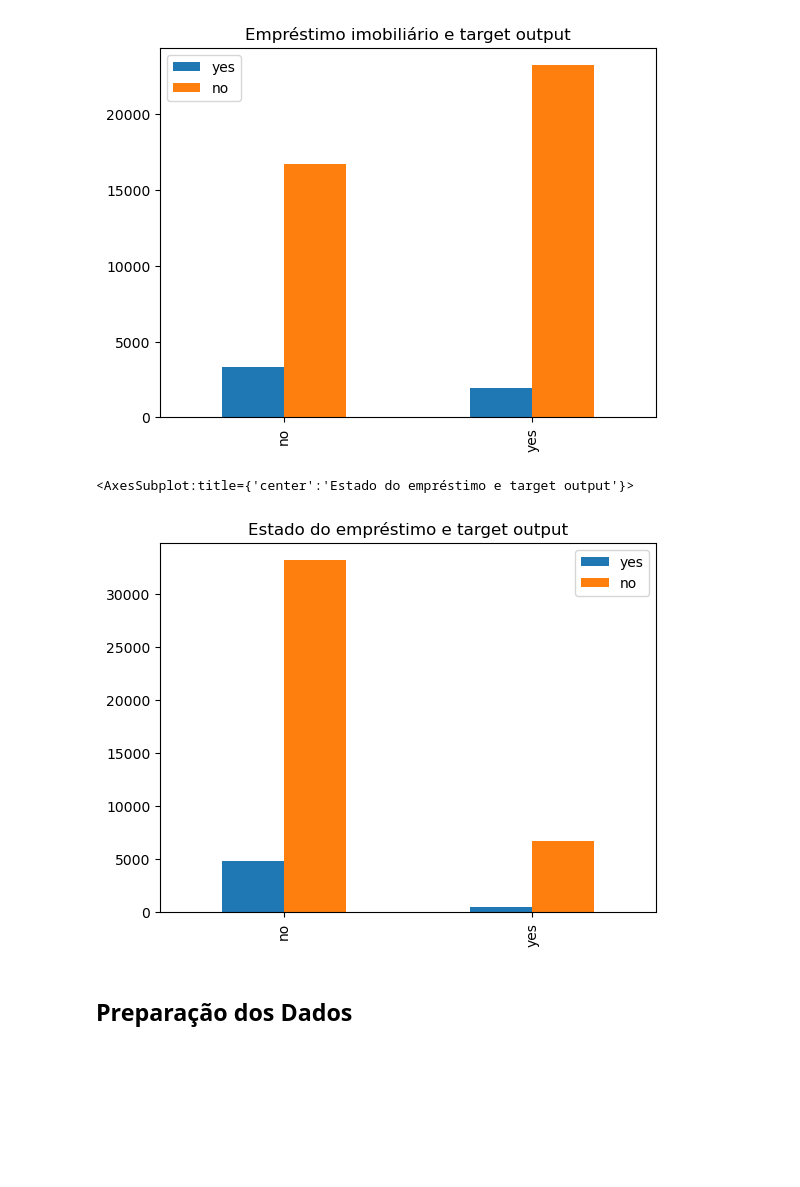
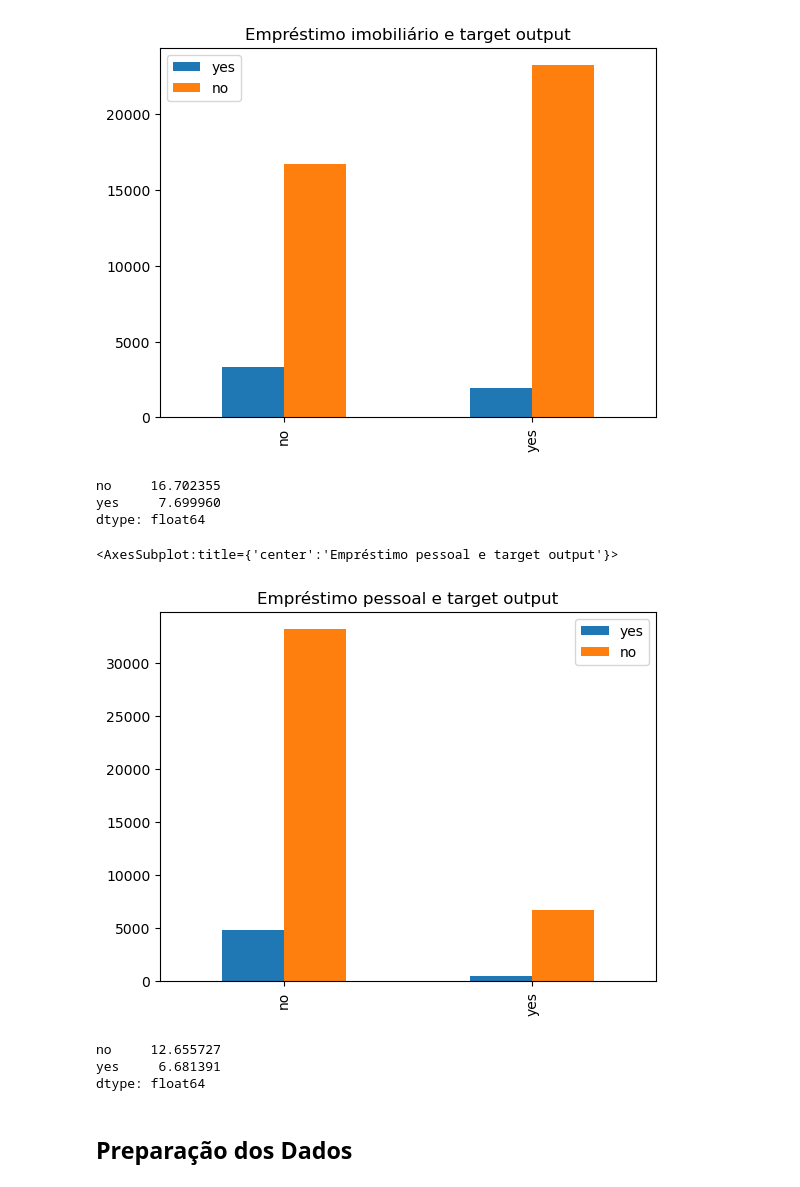
Before and after one commit to MiguelFernandes13/daa, a Jupyter notebook: bank_marketing/Banco.ipynb, the cells around one changed output. Drawn from its saved outputs; the diff is of its cells as text; code cells hidden in the pictures; blank space fills up the shorter version.

```diff
--- a/bank_marketing/Banco.ipynb
+++ b/bank_marketing/Banco.ipynb
@@ -292,16 +353,30 @@ hou_target.plot.bar(title = 'Empréstimo imobiliário e target output')
 # %% [output]
 <AxesSubplot:title={'center':'Empréstimo imobiliário e target output'}>
 [figure]
+# %%
+#percentagem de pessoas que subscreveram um depósito por empréstimo imobiliário
+(hou_target['yes'] / (hou_target['yes'] + hou_target['no'])) * 100
+# %% [output]
+no     16.702355
+yes     7.699960
+dtype: float64
 # %%
 loan_target = pd.DataFrame()
 
 loan_target['yes'] = bank[bank['y'] == 'yes']['loan'].value_counts()
 loan_target['no'] = bank[bank['y'] == 'no']['loan'].value_counts()
 
-loan_target.plot.bar(title = 'Estado do empréstimo e target output')
+loan_target.plot.bar(title = 'Empréstimo pessoal e target output')
 # %% [output]
-<AxesSubplot:title={'center':'Estado do empréstimo e target output'}>
+<AxesSubplot:title={'center':'Empréstimo pessoal e target output'}>
-[figure, old version]
+[figure, new version]
+# %%
+#percentagem de pessoas que subscreveram um depósito por empréstimo pessoal
+(loan_target['yes'] / (loan_target['yes'] + loan_target['no'])) * 100
+# %% [output]
+no     12.655727
+yes     6.681391
+dtype: float64
 # %% [markdown]
 ## Preparação dos Dados
 # %% [markdown]
```
Also changed, not shown: parts of 45 cells of this notebook, 2 other files.
